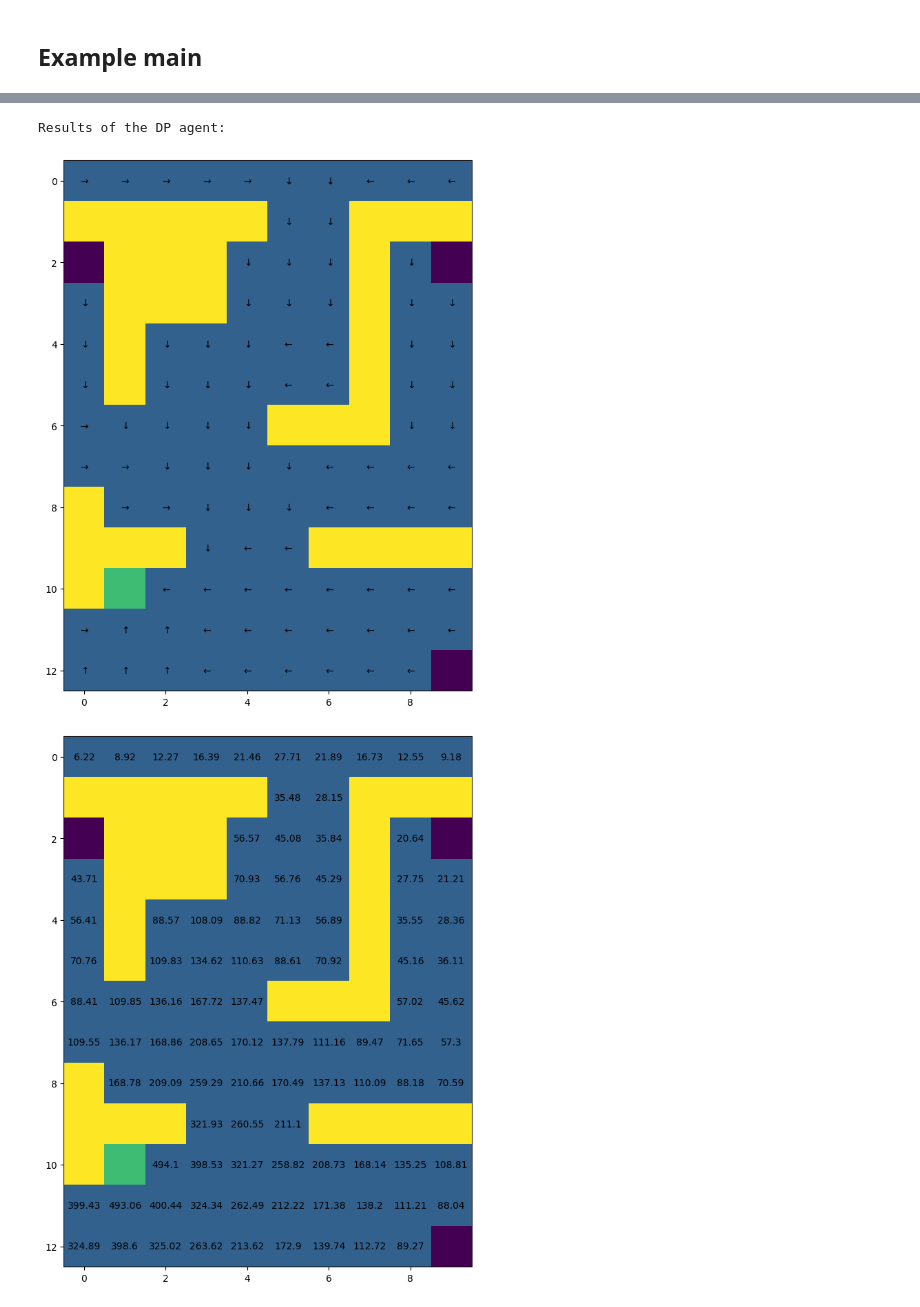
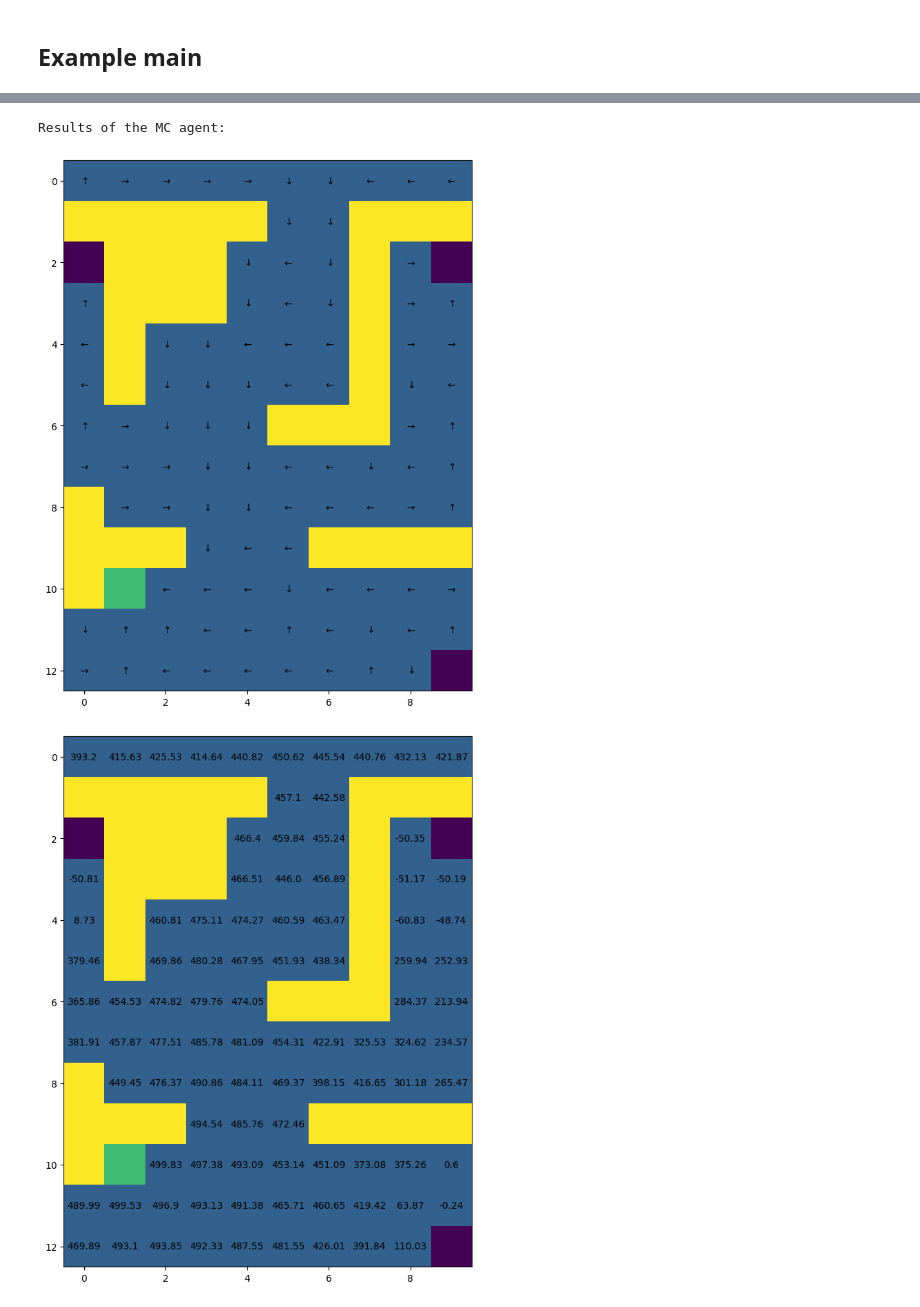
Before and after one commit to annnnnnnnnnie/imperial_ml_2022_coursework, a Jupyter notebook: coursework_1.ipynb, the cells around one changed output, grey strips where cells are left out. Saved outputs shown, nothing was run; the diff lists cells and outputs as text; code cells hidden in the pictures.

```diff
--- a/coursework_1.ipynb
+++ b/coursework_1.ipynb
@@ -706,53 +729,47 @@ def find_avg_return_with_policy(policy, env, replications=10):
 # %% [markdown]
 ## Example main
 # %%
-# Example main (can be edited)
-### Question 0: Defining the environment
+def main():
+    # Example main (can  be edited)
+    ### Question 0: Defining the environment
 
-print("Creating the Maze:\n")
-maze = Maze()
+    print("Creating the Maze:\n")
+    maze = Maze()
+    #
+    # ## Question 1: Dynamic programming
+    #
+    # dp_agent = DP_agent()
+    # dp_policy, dp_value = dp_agent.solve(maze)
+    #
+    # print("Results of the DP agent:\n")
+    # maze.get_graphics().draw_policy(dp_policy)
+    # maze.get_graphics().draw_value(dp_value)
 
-## Question 1: Dynamic programming
+    ### Question 2: Monte-Carlo learning
 
-dp_agent = DP_agent()
-dp_policy, dp_value = dp_agent.solve(maze)
+    # mc_agent = MC_agent(silent=False)
+    # mc_policy, mc_values, total_rewards = mc_agent.solve(maze)
+    #
+    # print("Results of the MC agent:\n")
+    # maze.get_graphics().draw_policy(mc_policy)
+    # maze.get_graphics().draw_value(mc_values[-1])
 
-print("Results of the DP agent:\n")
-maze.get_graphics().draw_policy(dp_policy)
-maze.get_graphics().draw_value(dp_value)
+    ### Question 3: Temporal-Difference learning
+    #
+    # td_agent = TD_agent()
+    # td_policy, td_values, total_rewards = td_agent.solve(maze)
+    #
+    # print("Results of the TD agent:\n")
+    # maze.get_graphics().draw_policy(td_policy)
+    # maze.get_graphics().draw_value(td_values[-1])
 
-### Question 2: Monte-Carlo learning
-
-# mc_agent = MC_agent()
-# mc_policy, mc_values, total_rewards = mc_agent.solve(maze)
-
-# different_n_episodes = [200, 500, 1000, 1500, 2000, 3000, 4000, 5000]
-# different_n_episodes = [2000]
-# mc_agents = [MC_agent(n_episodes=n) for n in different_n_episodes]
-# mc_results = list(map(lambda agent: agent.solve(maze), mc_agents))
-# mc_policies = list(map(lambda result: result[0], mc_results))
-# all_mc_values = list(map(lambda result: result[1], mc_results))
-
-# print("Results of the MC agent:\n")
-# mc_policy = mc_policies[0]
-# mc_values = all_mc_values[-1]
-# maze.get_graphics().draw_policy(mc_policy)
-# maze.get_graphics().draw_value(mc_values[-1])
-
-### Question 3: Temporal-Difference learning
-#
-# td_agent = TD_agent()
-# td_policy, td_values, total_rewards = td_agent.solve(maze)
-#
-# print("Results of the TD agent:\n")
-# maze.get_graphics().draw_policy(td_policy)
-# maze.get_graphics().draw_value(td_values[-1])
+main()
 # %% [output]
 Creating the Maze:
 [figure]
-Results of the DP agent:
+Results of the MC agent:
-[figure, old version]
+[figure, new version]
-[figure, old version]
+[figure, new version]
 # %%
 def experiment_with_n_episodes():
     maze = Maze()
```
Also changed, not shown: parts of 6 cells of this notebook, 9 other files.
